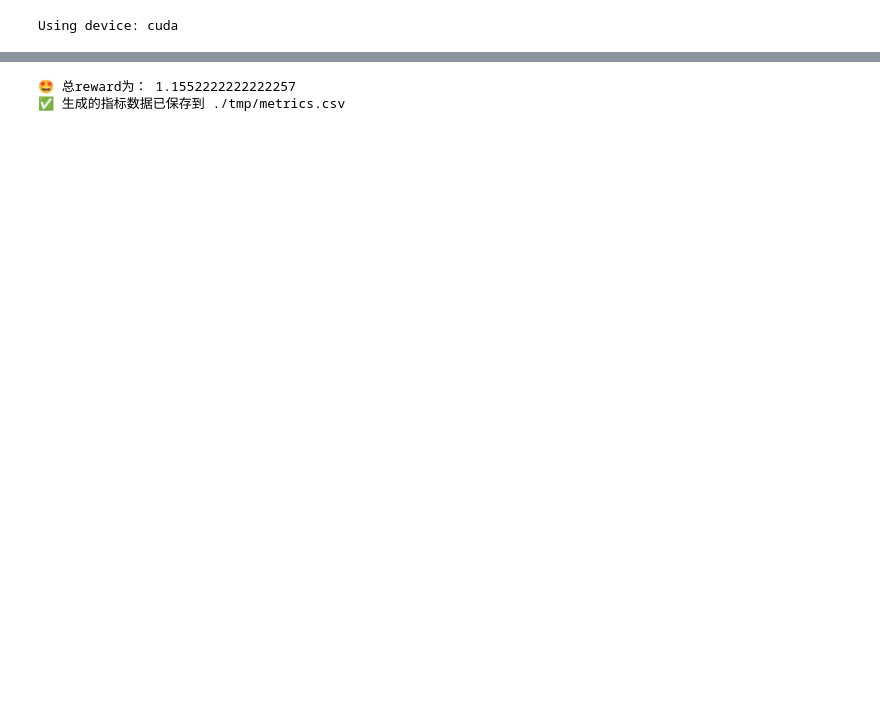
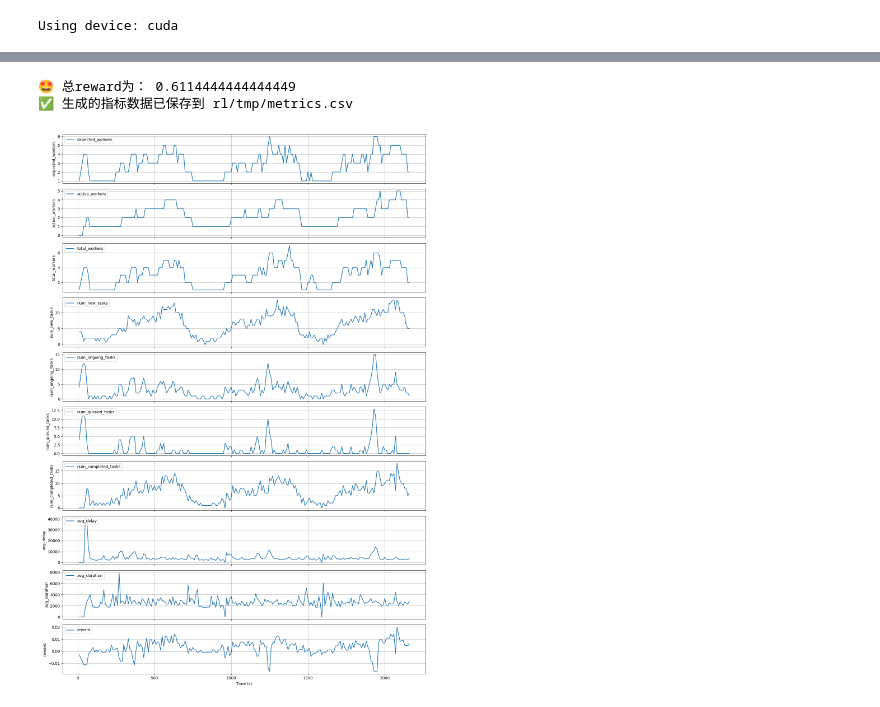
Before and after one commit to PaoPaoYue/kscale, a Jupyter notebook: modelling/rl/experiment_rl.ipynb, the cells around one changed output, grey strips where cells are left out. Cells and saved outputs as stored; diff of their text form; code cells hidden in the pictures; blank space fills up the shorter version.

```diff
--- a/modelling/rl/experiment_rl.ipynb
+++ b/modelling/rl/experiment_rl.ipynb
@@ -446,25 +458,26 @@ class QueueSizeScaleStrategy:
 # %%
 strategy = QueueSizeScaleStrategy(
     min_workers=min_workers,
     max_workers=max_workers,
     aggressive_scale=True,
-    target_ongoing_tasks=5,
+    target_ongoing_tasks=4,
     scale_up_window=1,
     scale_down_window=1
 )
 tasks, _ = load_tasks_from_csv('rl/tmp')
-simulator = Simulator(tasks, init_workers, worker_init_time * 1000, metrics_window * 1000,
+simulator = Simulator(tasks, init_workers, worker_init_time_min * 1000, worker_init_time_max * 1000, metrics_window * 1000,
                       reward_function=reward_function
 )
 for i in range(iterations):
     simulator.tick()
     if i > 0 and i % metrics_window == 0:
         expected_workers = strategy.calc(simulator.expected_workers, simulator.metrics)
         simulator.scale(expected_workers)
 print("🤩 总reward为：", sum([m.reward for m in simulator.metrics]))
 simulator.plot_metrics("rl/tmp")
 save_metrics_to_csv(simulator.metrics, 'rl/tmp')
 # %% [output]
-🤩 总reward为： 1.1552222222222257
-✅ 生成的指标数据已保存到 ./tmp/metrics.csv
+🤩 总reward为： 0.6114444444444449
+✅ 生成的指标数据已保存到 rl/tmp/metrics.csv
+[figure, added]
 # %%
```
Also changed, not shown: parts of 10 cells of this notebook, 58 other files.
